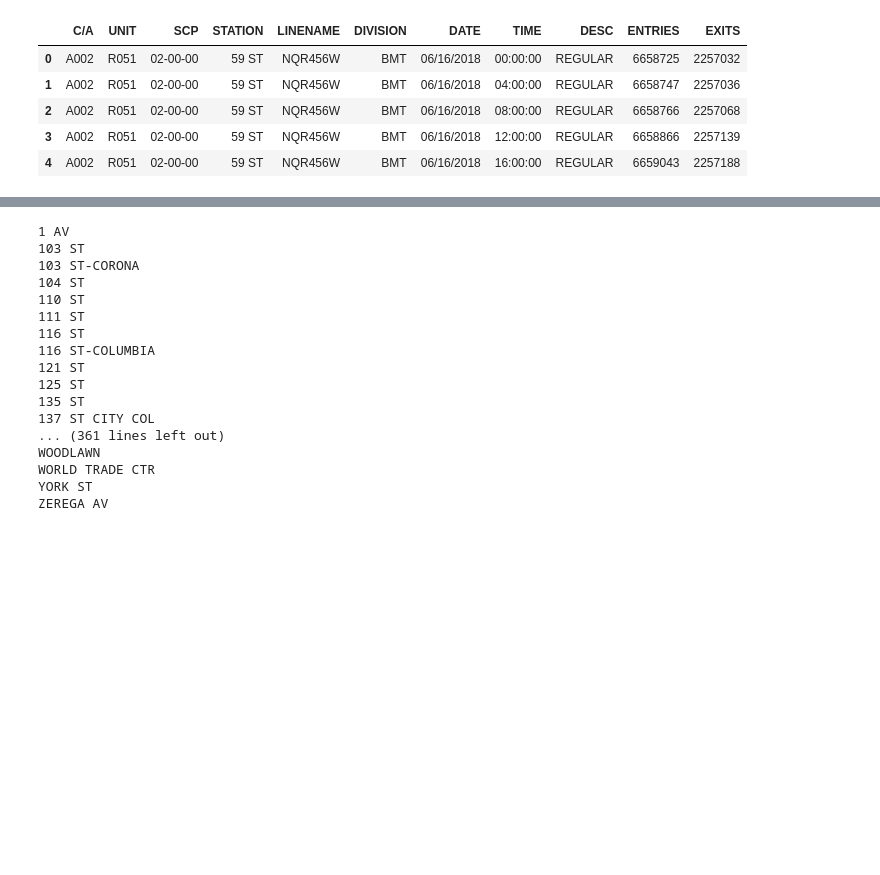
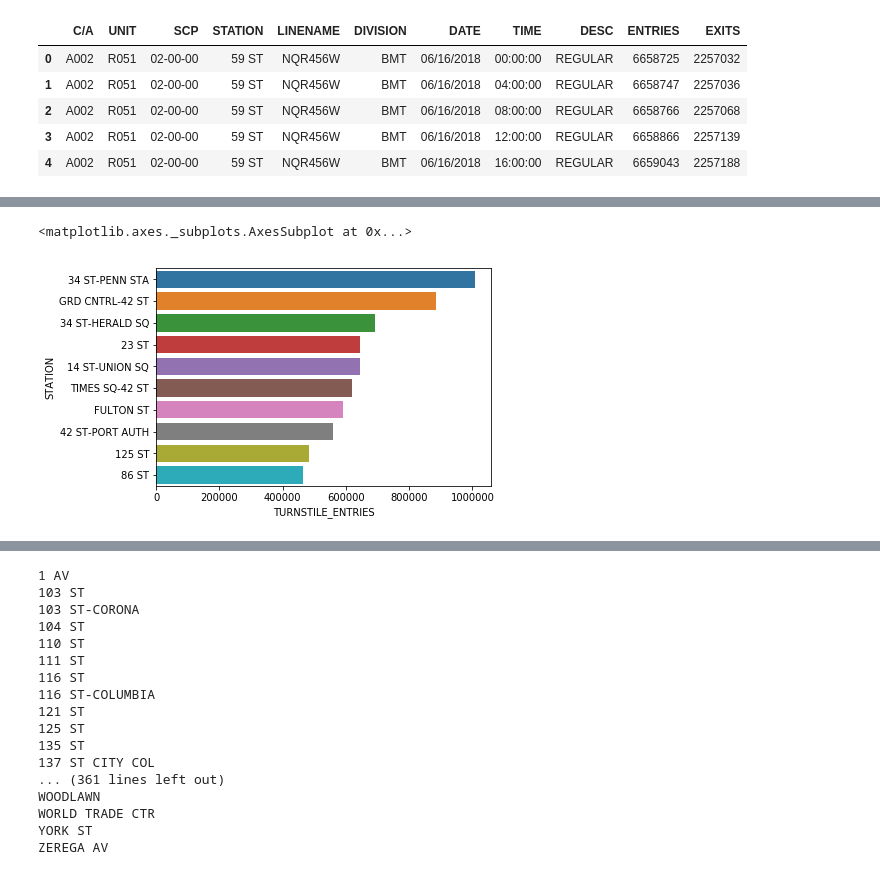
Before and after one commit to BotScutters/metis-project-01, a Jupyter notebook: initial_exploration.ipynb, the cells around one changed output, grey strips where cells are left out. Cells and saved outputs as stored; diff of their text form; code cells hidden in the pictures; blank space fills up the shorter version.

Commit message:
got daily and weekly rates for stations

```diff
--- a/initial_exploration.ipynb
+++ b/initial_exploration.ipynb
@@ -87,10 +88,43 @@ def get_data(link):
         inplace=True
     )
     return data
+# %%
+def process_data(df):
+    data = df.copy()
+
+    # Create column of datetime objects for each row
+    f = '%m/%d/%Y%H:%M:%S'
+    data['TIMESTAMP'] = pd.to_datetime(data['DATE'] + data['TIME'], format=f)
+    data['DATE'] = pd.to_datetime(data['DATE'], format='%m/%d/%Y')
+
+    # Remove bad DESC rows and reset index
+    data = data[data['DESC'] == 'REGULAR'].reset_index()
+
+    # Calculate row diffs
+    cols_to_diff = ['TIMESTAMP', 'ENTRIES', 'EXITS']
+    new_cols = ['TIME_DELTA', 'TURNSTILE_ENTRIES', 'TURNSTILE_EXITS']
+    data[new_cols] = data.groupby(by=['STATION', 'C/A', 'SCP'])[cols_to_diff].diff()
+
+    # Calculate time in hours since last entry
+    data['HOURS'] = data['TIME_DELTA'] / np.timedelta64(1, 'h')
+
+    # Calculate entries per hour for given turnstile
+    data['TURNSTILE_ENTRY_RATE'] = data['TURNSTILE_ENTRIES'] / data['HOURS']
+
+    # Filter data to realistic rows
+    f = (data['TURNSTILE_ENTRY_RATE'] < 3600) & (data['TURNSTILE_ENTRY_RATE'] > 0)
+    filtered_data = data[f].reset_index()
+
+    # Narrow df to relevant columns
+    cols = ['C/A', 'UNIT', 'SCP', 'STATION', 'TIMESTAMP', 'DATE', 'TIME', 'TIME_DELTA', 'ENTRIES', 'EXITS',
+            'TURNSTILE_ENTRIES', 'HOURS', 'TURNSTILE_ENTRY_RATE']
+    narrowed = filtered_data[cols]
+
+    return narrowed
 # %%
 # Download data for turnstile traffic between 6/16/2019 - 6/23/2019
-data = get_data('http://web.mta.info/developers/data/nyct/turnstile/turnstile_180623.txt')
-data.head()
+raw_data = get_data('http://web.mta.info/developers/data/nyct/turnstile/turnstile_180623.txt')
+raw_data.head()
 # %% [output]
 |  | C/A | UNIT | SCP | STATION | LINENAME | DIVISION | DATE | TIME | DESC | ENTRIES | EXITS |
 | 0 | A002 | R051 | 02-00-00 | 59 ST | NQR456W | BMT | 06/16/2018 | 00:00:00 | REGULAR | 6658725 | 2257032 |
@@ -159,0 +135,2 @@ dtype: int64
+# %%
+data = process_data(raw_data)
@@ -159,0 +146,8 @@ dtype: int64
+# %%
+# Weekly rates
+week_rates = data.groupby(by=['STATION'])['TURNSTILE_ENTRIES'].sum().reset_index().sort_values(by='TURNSTILE_ENTRIES', ascending=False)
+week_rates.head(10)
+sns.barplot(x='TURNSTILE_ENTRIES', y='STATION', orient='h', data=week_rates.head(10))
+# %% [output]
+<matplotlib.axes._subplots.AxesSubplot at 0x...>
+[figure, added]
```
Also changed, not shown: parts of 24 cells of this notebook.
